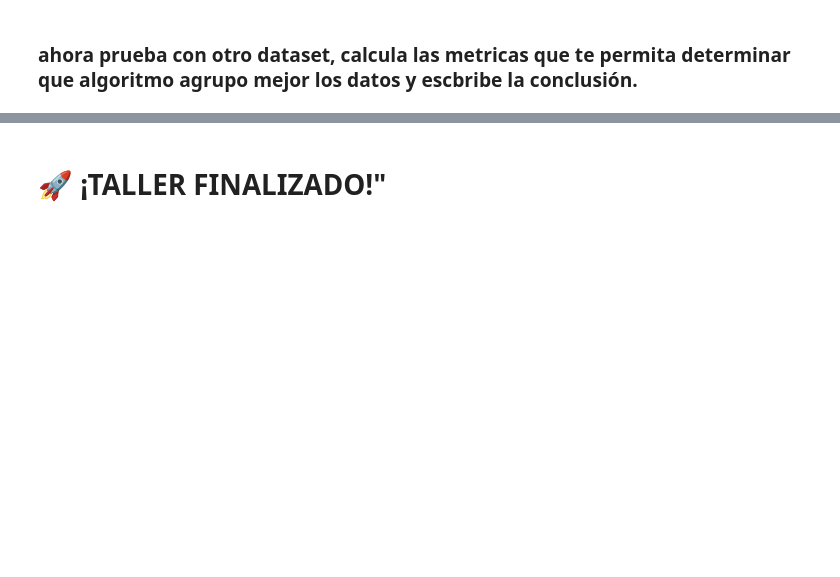
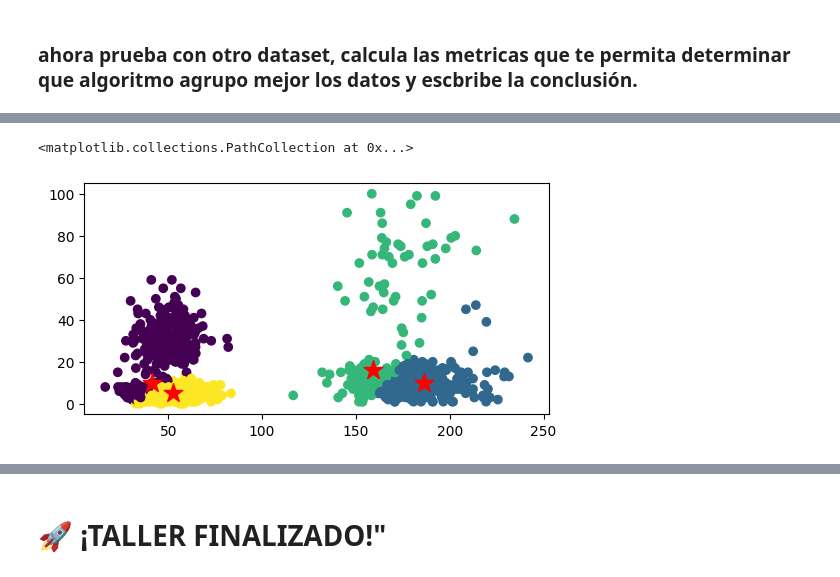
Before and after one commit to SandraNavarrete-docente/aprendizaje-automatico-252601, a Jupyter notebook: 04-MODELOS-NO-SUPERVISADOS/4_4_Métodos_de_clustering_basados_en_particiones_V3.ipynb, the cells around one changed output, grey strips where cells are left out. Cells and saved outputs as stored; diff of their text form; code cells hidden in the pictures; blank space fills up the shorter version.

```diff
--- a/04-MODELOS-NO-SUPERVISADOS/4_4_Métodos_de_clustering_basados_en_particiones_V3.ipynb
+++ b/04-MODELOS-NO-SUPERVISADOS/4_4_Métodos_de_clustering_basados_en_particiones_V3.ipynb
@@ -51,10 +55,11 @@ ax.scatter(Dx[:,0],Dx[:,1], c=Dy)
 # %% [markdown]
 # 🎯 **:Cree el algoritmo K-medoids que tiene un único parámetro: el número de clústeres (K).**
 # %%
+
 # PASO 1 elejir los medoides iniciales de forma randomica
 def paso1_elije_medoides(K, Dx):
   # Elegimos los centros iniciales entre el conjunto de datos
-  cDx = ## P1. Tu código aquí ##
+  cDx =  Dx[np.random.choice(Dx.shape[0], K, replace=False)] ## P1. Tu código aquí ##
   return cDx
 # %%
 print('Los centros iniciales elegidos aleatoriamente son:')
@@ -95,7 +108,7 @@ def paso2_asigna_puntos(Dx, cDx):
         # a cada centro existente en cDx. Podemos utilizar para ello la función
         # distancia_euclidiana_grupo.
 
-        distancia_punto_a_centros = ## P2. Tu código aquí ##
+        distancia_punto_a_centros = distancia_euclidiana_grupo(Dx[i,:] ,cDx)
 
         # Una vez calculada la distancia, necesitamos averiguar el índice de
         # la distancia mínima. Para ello, podemos usar la función argmin de numpy.
@@ -120,12 +136,20 @@ def paso3_actualiza_medoides(Dx, cDx, Dyp, K):
       # en `mat`.
 
       # Primero, obtenemos un vector binario indicando qué elementos de Dyp pertenecen a k
-      indices_elementos_k = ## P3. Tu código aquí ##
+      indices_elementos_k = (Dyp == k) ## P3. Tu código aquí ##
+
+      puntos_k = Dx[indices_elementos_k]
+
+      # Si el cluster está vacío, no actualizamos
+      if len(puntos_k) == 0:
+            continue
 
       # Luego calculamos las distancias entre cada uno de los elementos de `Dx`
       # que nuestra predicción dice que pertenecen al custer `k` y los demás.
-
-      mat =  ## P4. Tu código aquí ##
+      mat = np.linalg.norm(
+            puntos_k[:, np.newaxis, :] - puntos_k[np.newaxis, :, :],
+            axis=2
+      )
 
       # Ahora buscamos el elemento con menor distancia dentro del
       # cluster `k` y nos quedamos con su índice (usando np.argmin, que busca
@@ -135,7 +159,7 @@ def paso3_actualiza_medoides(Dx, cDx, Dyp, K):
 
       # Asignamos como centro del cluster al elemento del cluster que ofrece
       # la menor distancia con respecto a todos los demás
-      cDx[k,:] =  ## P5. Tu código aquí ##
+      cDx[k,:] =   Dx[ic] ## P5. Tu código aquí ##
   return cDx
 # %%
 cDx_ant = cDx.copy()
@@ -152,7 +179,7 @@ Y esto es todo. Este proceso se repite hasta cumplir un criterio de detención:
 *   Se alcanza un número máximo de iteraciones
 # %%
 def MyKMedoide(Dx, K):
-  cDx =  ## P6. Tu código aquí ##
+  cDx = paso1_elije_medoides(K , Dx)  ## P6. Tu código aquí ##
   # Flag de convergencia
   iterando = True
   Dyp = np.zeros(Dx.shape[0])
@@ -160,9 +187,9 @@ def MyKMedoide(Dx, K):
     # Vector auxiliar para guardar los centros de la iteración pasada
     # necesarios para identificar la convergencia
     cDx_ant = cDx.copy()
-    Dyp = ## P7. Tu código aquí ##
+    Dyp =paso2_asigna_puntos(Dx,cDx_ant) ## P7. Tu código aquí ##
     # Calcular los nuevos centros
-    cDx =  ## P8. Tu código aquí ##
+    cDx = paso3_actualiza_medoides(Dx,cDx_ant,Dyp , K ) ## P8. Tu código aquí ##
     iterando = (np.absolute(np.sum(cDx-cDx_ant)) > 0.00001)
   return cDx, Dyp
 # %%
@@ -208,0 +286,9 @@ ax.scatter(Dx[:,0],Dx[:,1], c=Dy)
+# %%
+cDx_kmed2, Dyp_kmed2 = MyKMedoide(Dx, 4)
+
+fig, ax = plt.subplots(figsize=(6,3))
+ax.scatter(Dx[:,0], Dx[:,1], c=Dyp_kmed2)
+ax.scatter(cDx_kmed2[:,0], cDx_kmed2[:,1], marker='*', s=200, c='r')
+# %% [output]
+<matplotlib.collections.PathCollection at 0x...>
+[figure, added]
```
Also changed, not shown: parts of 15 cells of this notebook.
